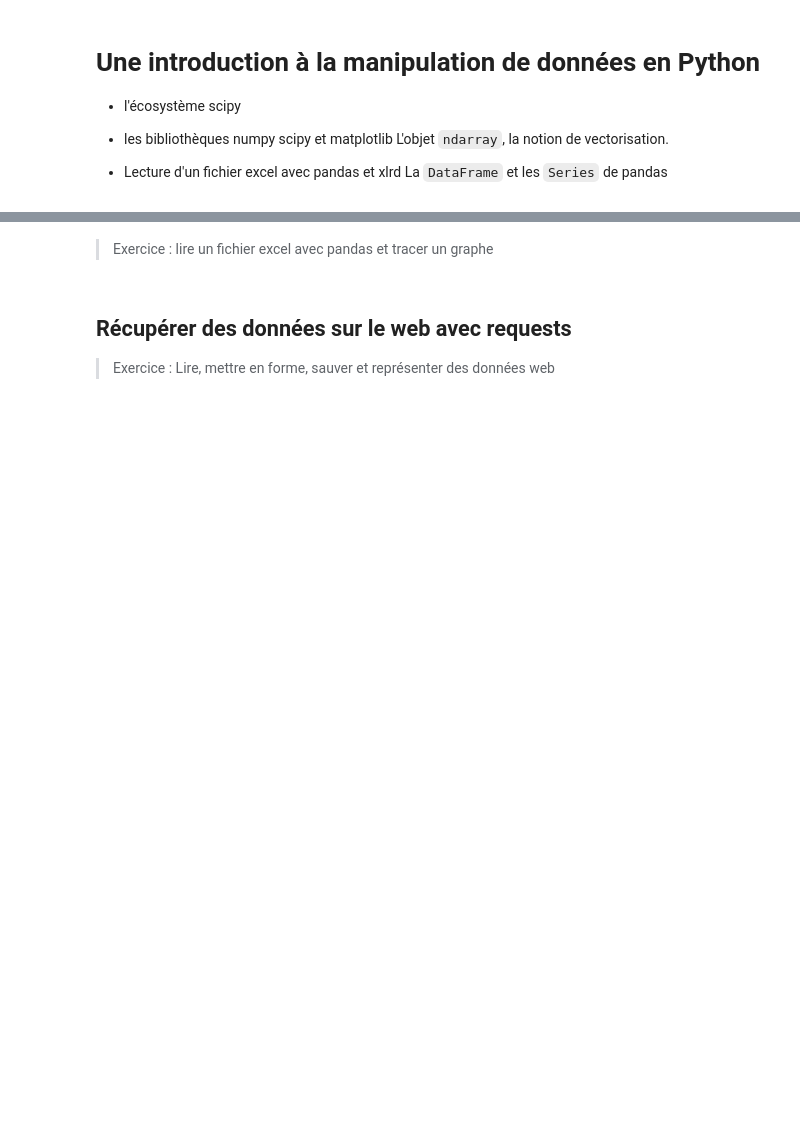
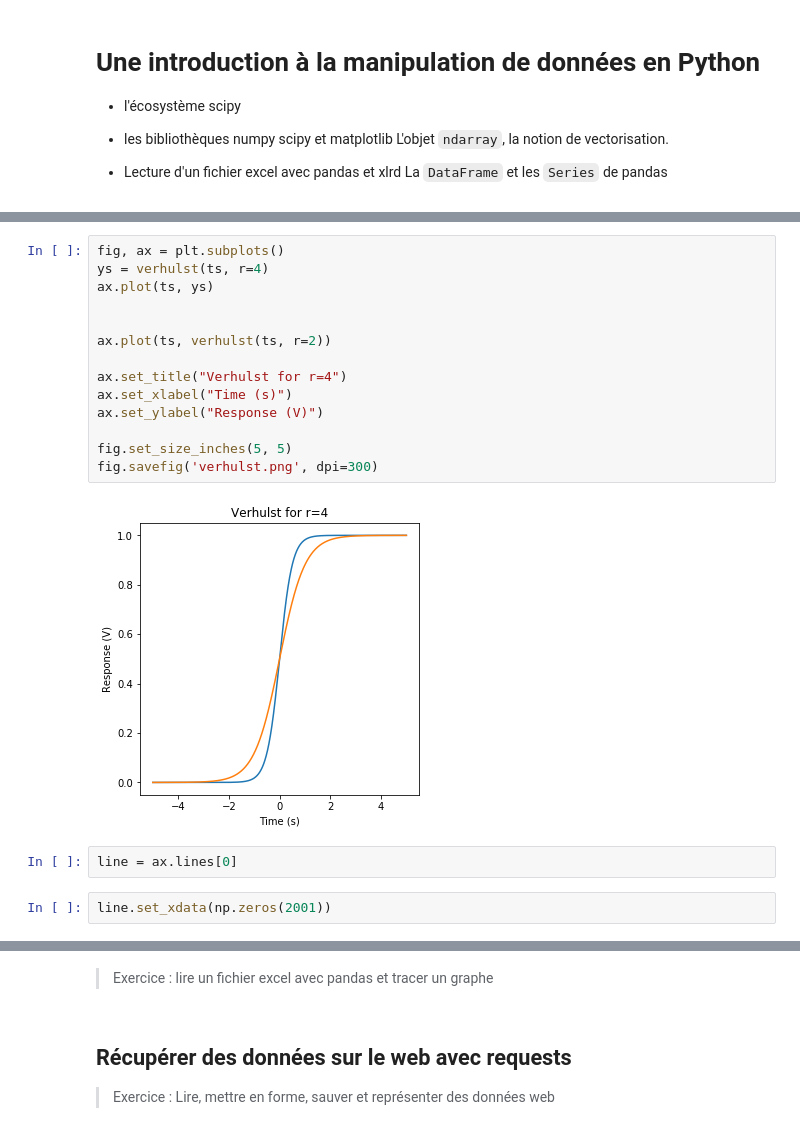
Before and after one commit to glyg/learn_python, a Jupyter notebook: 04-Analyse-de-données.ipynb, the cells around one changed output, grey strips where cells are left out. Saved outputs shown, nothing was run; the diff lists cells and outputs as text; blank space fills up the shorter version.

```diff
--- a/04-Analyse-de-données.ipynb
+++ b/04-Analyse-de-données.ipynb
@@ -72,0 +196,20 @@ import matplotlib.pyplot as plt
+# %%
+fig, ax = plt.subplots()
+ys = verhulst(ts, r=4)
+ax.plot(ts, ys)
+
+
+ax.plot(ts, verhulst(ts, r=2))
+
+ax.set_title("Verhulst for r=4")
+ax.set_xlabel("Time (s)")
+ax.set_ylabel("Response (V)")
+
+fig.set_size_inches(5, 5)
+fig.savefig('verhulst.png', dpi=300)
+# %% [output]
+[figure, added]
+# %%
+line = ax.lines[0]
+# %%
+line.set_xdata(np.zeros(2001))
```
Also changed, not shown: parts of 31 cells of this notebook, 5 other files.
